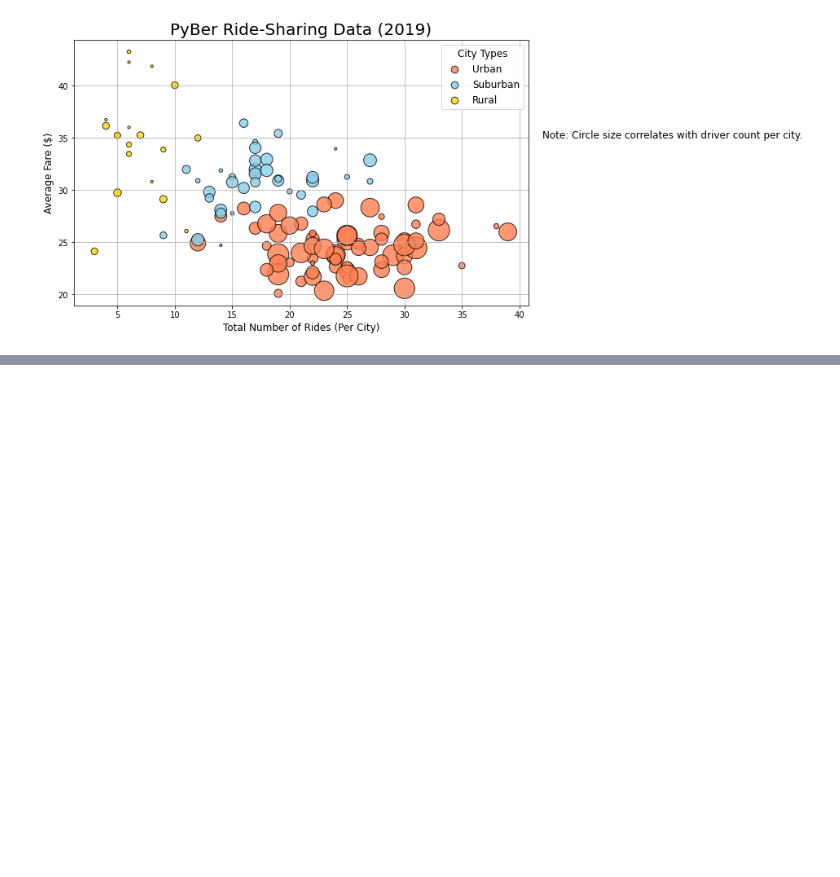
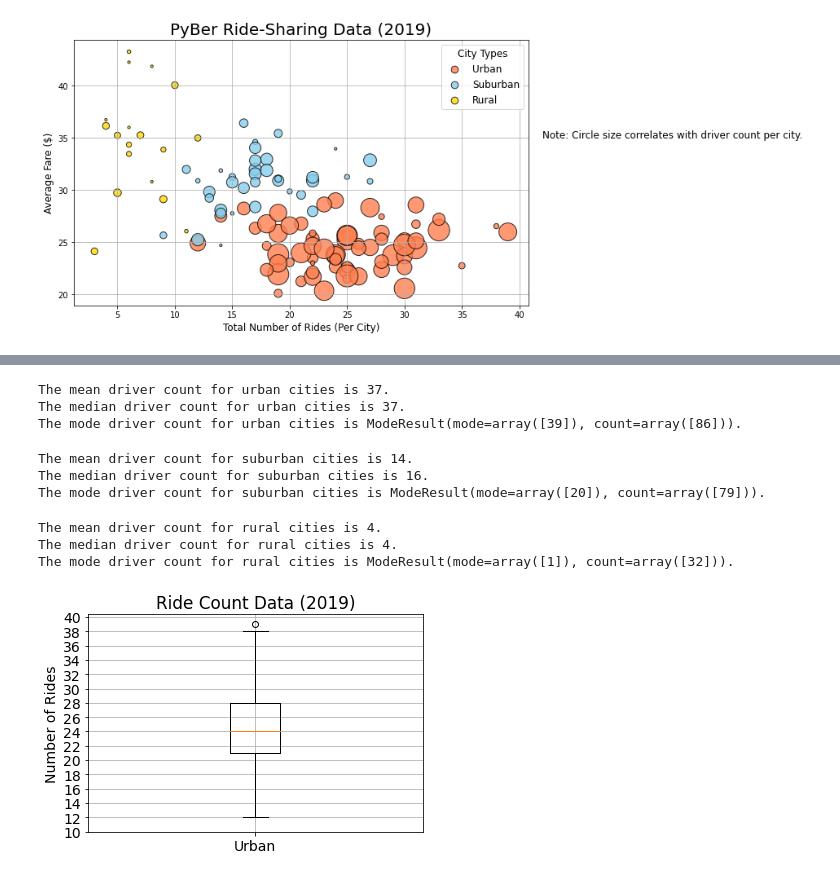
Before and after one commit to tahczeban/PyBer_Analysis, a Jupyter notebook: PyBer.ipynb, the cells around one changed output, grey strips where cells are left out. Saved outputs shown, nothing was run; the diff lists cells and outputs as text; code cells hidden in the pictures; blank space fills up the shorter version.

```diff
--- a/PyBer.ipynb
+++ b/PyBer.ipynb
@@ -476,0 +620,69 @@ plt.show()
+# %%
+##  Urban: summary stats using Numby and SciPy
+
+urban_drivers = urban_cities_df["driver_count"]
+#urban_drivers.head()
+
+mean_urban_drivers = np.mean(urban_drivers)
+print(f"The mean driver count for urban cities is {mean_urban_drivers:.0f}.")
+
+median_urban_drivers = np.median(urban_drivers)
+print(f"The median driver count for urban cities is {median_urban_drivers:.0f}.")
+
+mode_urban_drivers = sts.mode(urban_drivers)
+print(f"The mode driver count for urban cities is {mode_urban_drivers}.")
+# %% [output]
+The mean driver count for urban cities is 37.
+The median driver count for urban cities is 37.
+The mode driver count for urban cities is ModeResult(mode=array([39]), count=array([86])).
+# %%
+##  Suburban summary stats
+
+suburban_drivers = suburban_cities_df["driver_count"]
+
+
+mean_suburban_drivers = np.mean(suburban_drivers)
+print(f"The mean driver count for suburban cities is {mean_suburban_drivers:.0f}.")
+
+median_suburban_drivers = np.median(suburban_drivers)
+print(f"The median driver count for suburban cities is {median_suburban_drivers:.0f}.")
+
+mode_suburban_drivers = sts.mode(suburban_drivers)
+print(f"The mode driver count for suburban cities is {mode_suburban_drivers}.")
+# %% [output]
+The mean driver count for suburban cities is 14.
+The median driver count for suburban cities is 16.
+The mode driver count for suburban cities is ModeResult(mode=array([20]), count=array([79])).
+# %%
+##  Rural summary stats
+
+rural_drivers = rural_cities_df["driver_count"]
+
+mean_rural_drivers = np.mean(rural_drivers)
+print(f"The mean driver count for rural cities is {mean_rural_drivers:.0f}.")
+
+median_rural_drivers = np.median(rural_drivers)
+print(f"The median driver count for rural cities is {median_rural_drivers:.0f}.")
+
+mode_rural_drivers = sts.mode(rural_drivers)
+print(f"The mode driver count for rural cities is {mode_rural_drivers}.")
+# %% [output]
+The mean driver count for rural cities is 4.
+The median driver count for rural cities is 4.
+The mode driver count for rural cities is ModeResult(mode=array([1]), count=array([32])).
+# %%
+#Box and Whisker Plots for Ride Count Data with ax.boxplot()
+#create Urban Box and Whisper for urban ride count
+x_labels = ["Urban"]
+# labels have to be set first in ax.plot() functions
+fig, ax = plt.subplots()
+# declares ax function sets the y axis, and labels
+ax.boxplot(urban_ride_count, labels=x_labels)
+# Add the title, y-axis label and grid.
+ax.set_title('Ride Count Data (2019)')
+ax.set_ylabel('Number of Rides')
+ax.set_yticks(np.arange(10, 41, step=2.0))
+ax.grid()
+plt.show()
+# %% [output]
+[figure, added]
```
Also changed, not shown: parts of 47 cells of this notebook.
